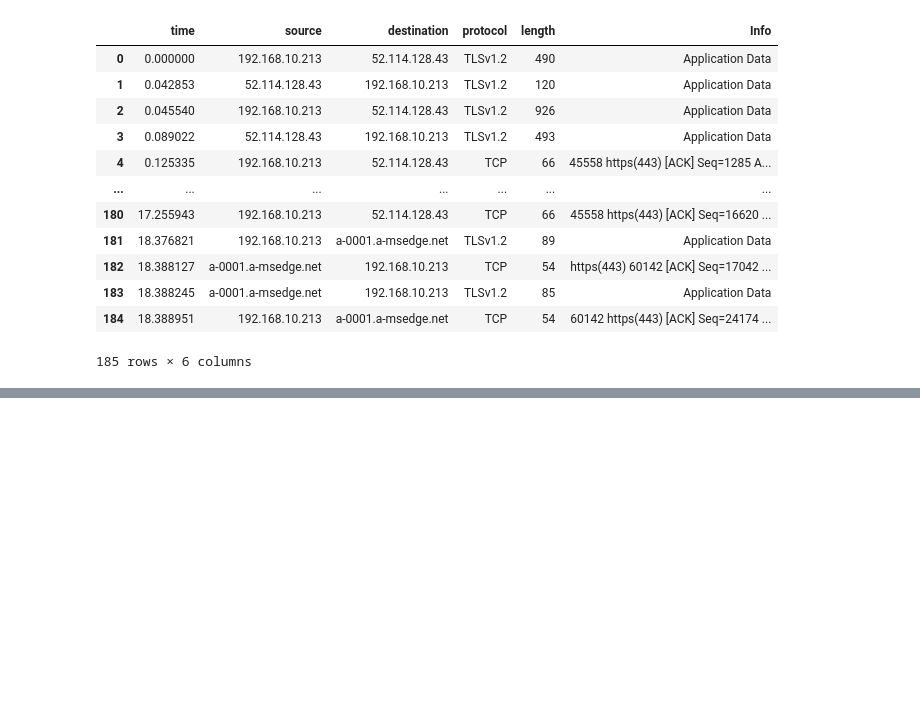
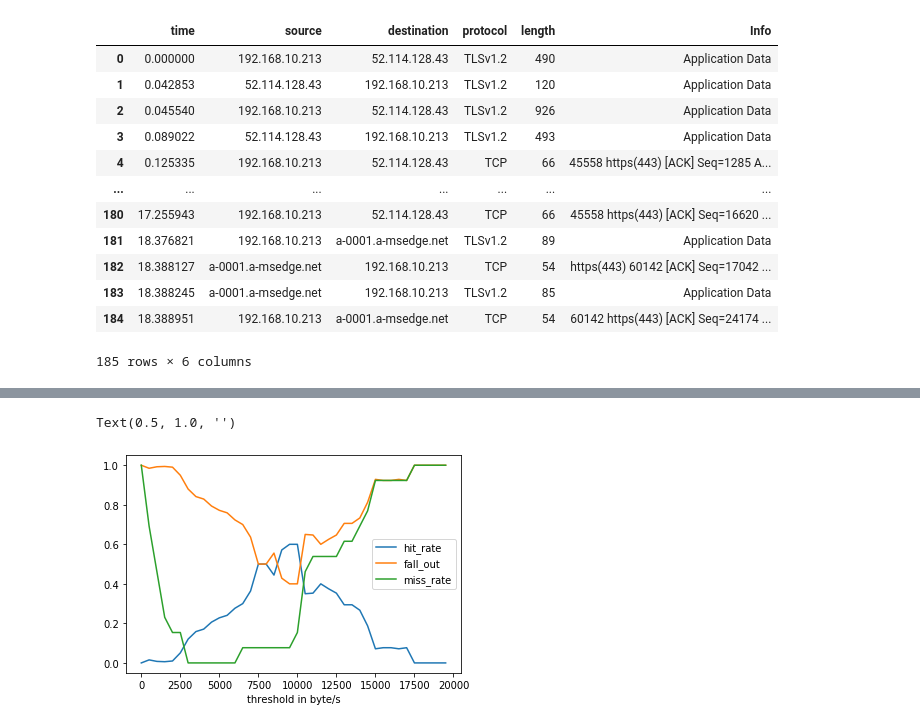
Before and after one commit to wnykuang/activation_detector, a Jupyter notebook: EDA_modeling_final1a.ipynb, the cells around one changed output, grey strips where cells are left out. Saved outputs shown, nothing was run; the diff lists cells and outputs as text; code cells hidden in the pictures; blank space fills up the shorter version.

```diff
--- a/EDA_modeling_final1a.ipynb
+++ b/EDA_modeling_final1a.ipynb
@@ -2959,0 +3174,12 @@ np.percentile(medians_speeds_activations, 20)
+# %%
+file_name_computed_activated_time = {}
+for key_name in key_name_df.keys():
+    df = key_name_df.get(key_name)
+#     print(file_name_activated_time.get(key_name))
+    file_name_computed_activated_time[key_name] = get_activation_time(df, 5000)
+# %%
+def is_time_intuple(ground_tuple, estimate_tuple, error = 3):
+    timing = np.mean(ground_tuple)
+    if timing >= (estimate_tuple[0] - error) and timing <= (estimate_tuple[1] + error):
+        return True
+    return False
@@ -2959,0 +3222,4 @@ np.percentile(medians_speeds_activations, 20)
+# %%
+res = []
+for threshold in range(0, 20000, 500):
+    res.append((*compute_fp_fn(threshold), threshold))
@@ -2959,0 +3230,20 @@ np.percentile(medians_speeds_activations, 20)
+# %%
+res = np.asarray(res)
+data = pd.DataFrame({
+    'threshold' : res[:, 3],
+    'hit_rate': res[:, 1],
+    'fall_out': res[:, 0],
+    'miss_rate': res[:, 2]
+})
+#plt.plot("threshold", 'true_positvie', data)
+# plt.plot(res[:, 3], res[:, 0])
+# plt.plot(res[:, 3], res[:, 2])
+plt.plot('threshold', 'hit_rate', data=data)
+plt.plot('threshold', 'fall_out', data=data)
+plt.plot('threshold', 'miss_rate', data=data)
+plt.legend()
+plt.xlabel('threshold in byte/s')
+plt.title('')
+# %% [output]
+Text(0.5, 1.0, '')
+[figure, added]
```
Also changed, not shown: parts of 61 cells of this notebook.
